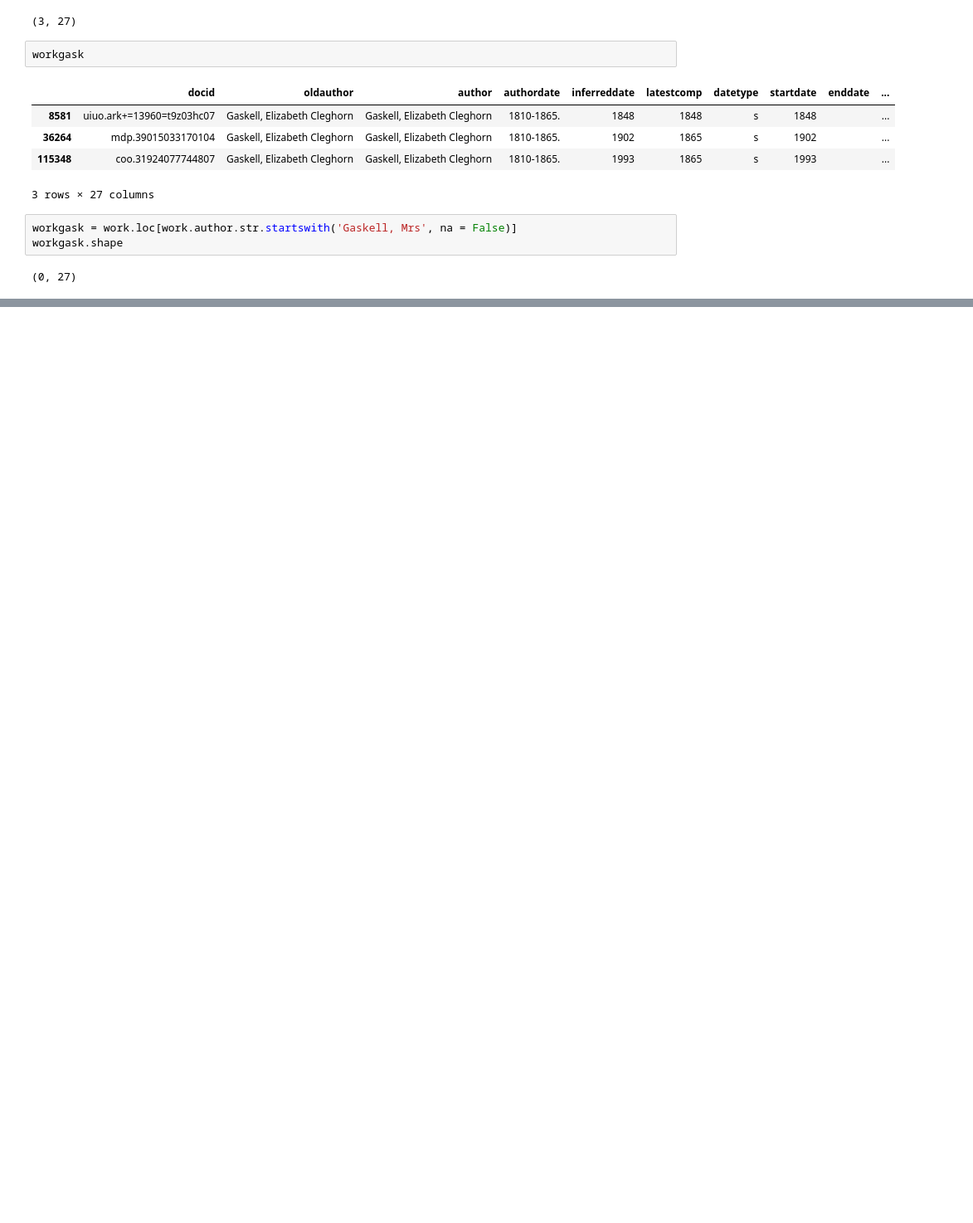
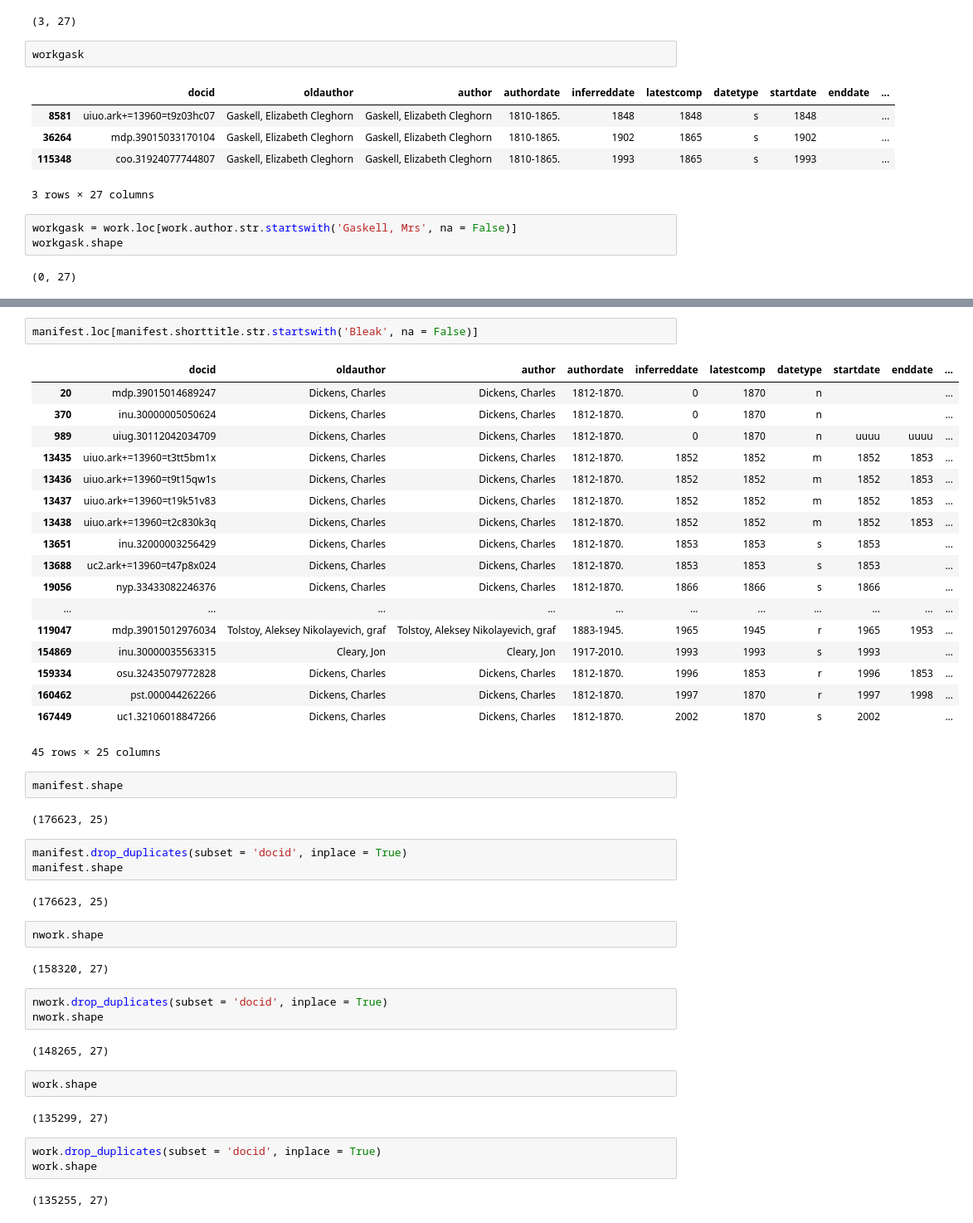
Before and after one commit to tedunderwood/noveltmmeta, a Jupyter notebook: dedup/spotcheck.ipynb, the cells around one changed output, grey strips where cells are left out. Shown: that part at 83% size. Cells and saved outputs as stored; diff of their text form; blank space fills up the shorter version.

```diff
--- a/dedup/spotcheck.ipynb
+++ b/dedup/spotcheck.ipynb
@@ -74,0 +181,48 @@ workgask.shape
+# %%
+manifest.loc[manifest.shorttitle.str.startswith('Bleak', na = False)]
+# %% [output]
+|  | docid | oldauthor | author | authordate | inferreddate | latestcomp | datetype | startdate | enddate | ... |
+| 20 | mdp.39015014689247 | Dickens, Charles | Dickens, Charles | 1812-1870. | 0 | 1870 | n |  |  | ... |
+| 370 | inu.30000005050624 | Dickens, Charles | Dickens, Charles | 1812-1870. | 0 | 1870 | n |  |  | ... |
+| 989 | uiug.30112042034709 | Dickens, Charles | Dickens, Charles | 1812-1870. | 0 | 1870 | n | uuuu | uuuu | ... |
+| 13435 | uiuo.ark+=13960=t3tt5bm1x | Dickens, Charles | Dickens, Charles | 1812-1870. | 1852 | 1852 | m | 1852 | 1853 | ... |
+| 13436 | uiuo.ark+=13960=t9t15qw1s | Dickens, Charles | Dickens, Charles | 1812-1870. | 1852 | 1852 | m | 1852 | 1853 | ... |
+| 13437 | uiuo.ark+=13960=t19k51v83 | Dickens, Charles | Dickens, Charles | 1812-1870. | 1852 | 1852 | m | 1852 | 1853 | ... |
+| 13438 | uiuo.ark+=13960=t2c830k3q | Dickens, Charles | Dickens, Charles | 1812-1870. | 1852 | 1852 | m | 1852 | 1853 | ... |
+| 13651 | inu.32000003256429 | Dickens, Charles | Dickens, Charles | 1812-1870. | 1853 | 1853 | s | 1853 |  | ... |
+| 13688 | uc2.ark+=13960=t47p8x024 | Dickens, Charles | Dickens, Charles | 1812-1870. | 1853 | 1853 | s | 1853 |  | ... |
+| 19056 | nyp.33433082246376 | Dickens, Charles | Dickens, Charles | 1812-1870. | 1866 | 1866 | s | 1866 |  | ... |
+| ... | ... | ... | ... | ... | ... | ... | ... | ... | ... | ... |
+| 119047 | mdp.39015012976034 | Tolstoy, Aleksey Nikolayevich, graf | Tolstoy, Aleksey Nikolayevich, graf | 1883-1945. | 1965 | 1945 | r | 1965 | 1953 | ... |
+| 154869 | inu.30000035563315 | Cleary, Jon | Cleary, Jon | 1917-2010. | 1993 | 1993 | s | 1993 |  | ... |
+| 159334 | osu.32435079772828 | Dickens, Charles | Dickens, Charles | 1812-1870. | 1996 | 1853 | r | 1996 | 1853 | ... |
+| 160462 | pst.000044262266 | Dickens, Charles | Dickens, Charles | 1812-1870. | 1997 | 1870 | r | 1997 | 1998 | ... |
+| 167449 | uc1.32106018847266 | Dickens, Charles | Dickens, Charles | 1812-1870. | 2002 | 1870 | s | 2002 |  | ... |
+45 rows × 25 columns
+# %%
+manifest.shape
+# %% [output]
+(176623, 25)
+# %%
+manifest.drop_duplicates(subset = 'docid', inplace = True)
+manifest.shape
+# %% [output]
+(176623, 25)
+# %%
+nwork.shape
+# %% [output]
+(158320, 27)
+# %%
+nwork.drop_duplicates(subset = 'docid', inplace = True)
+nwork.shape
+# %% [output]
+(148265, 27)
+# %%
+work.shape
+# %% [output]
+(135299, 27)
+# %%
+work.drop_duplicates(subset = 'docid', inplace = True)
+work.shape
+# %% [output]
+(135255, 27)
```
Also changed, not shown: parts of 12 cells of this notebook.
